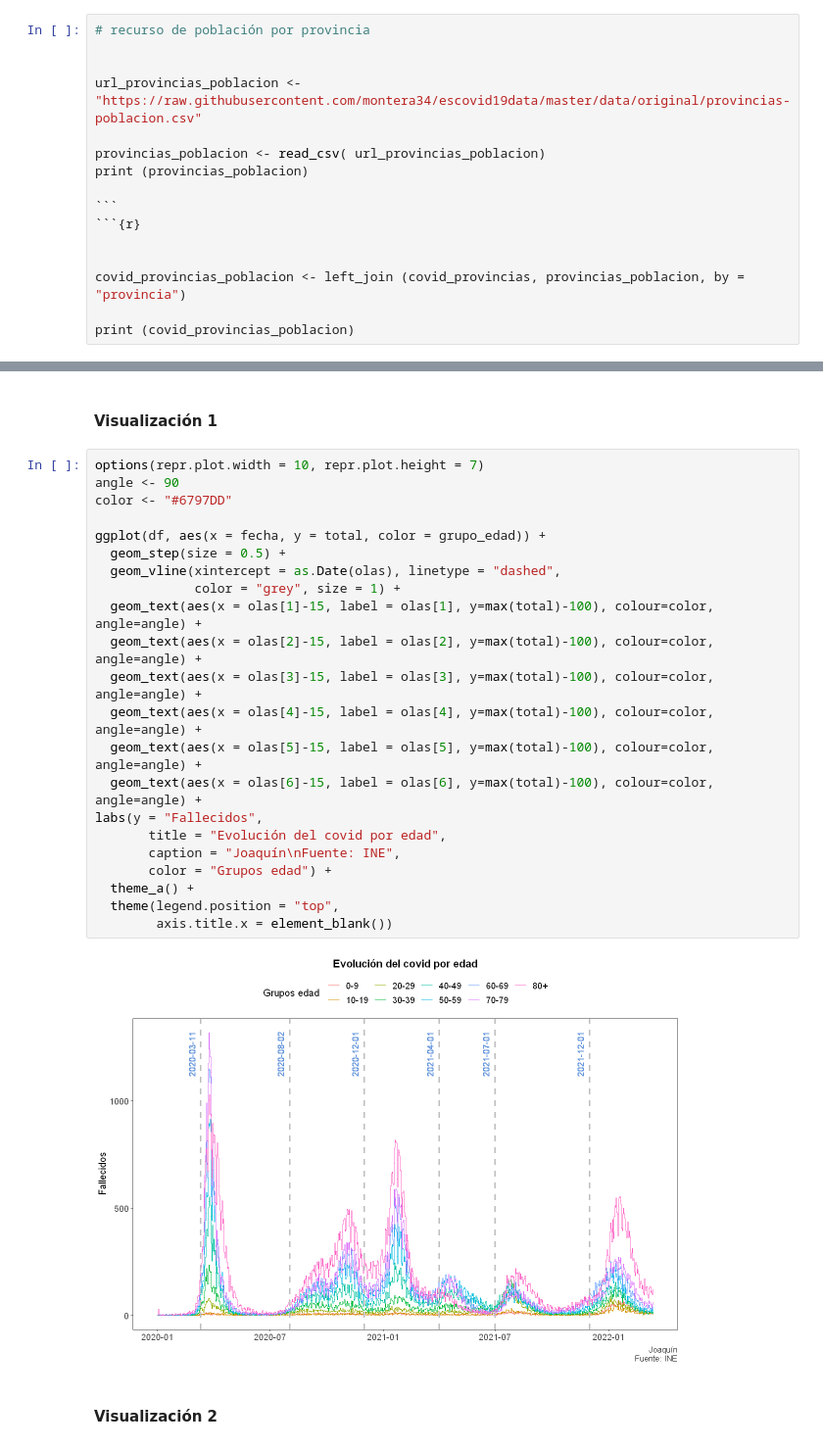
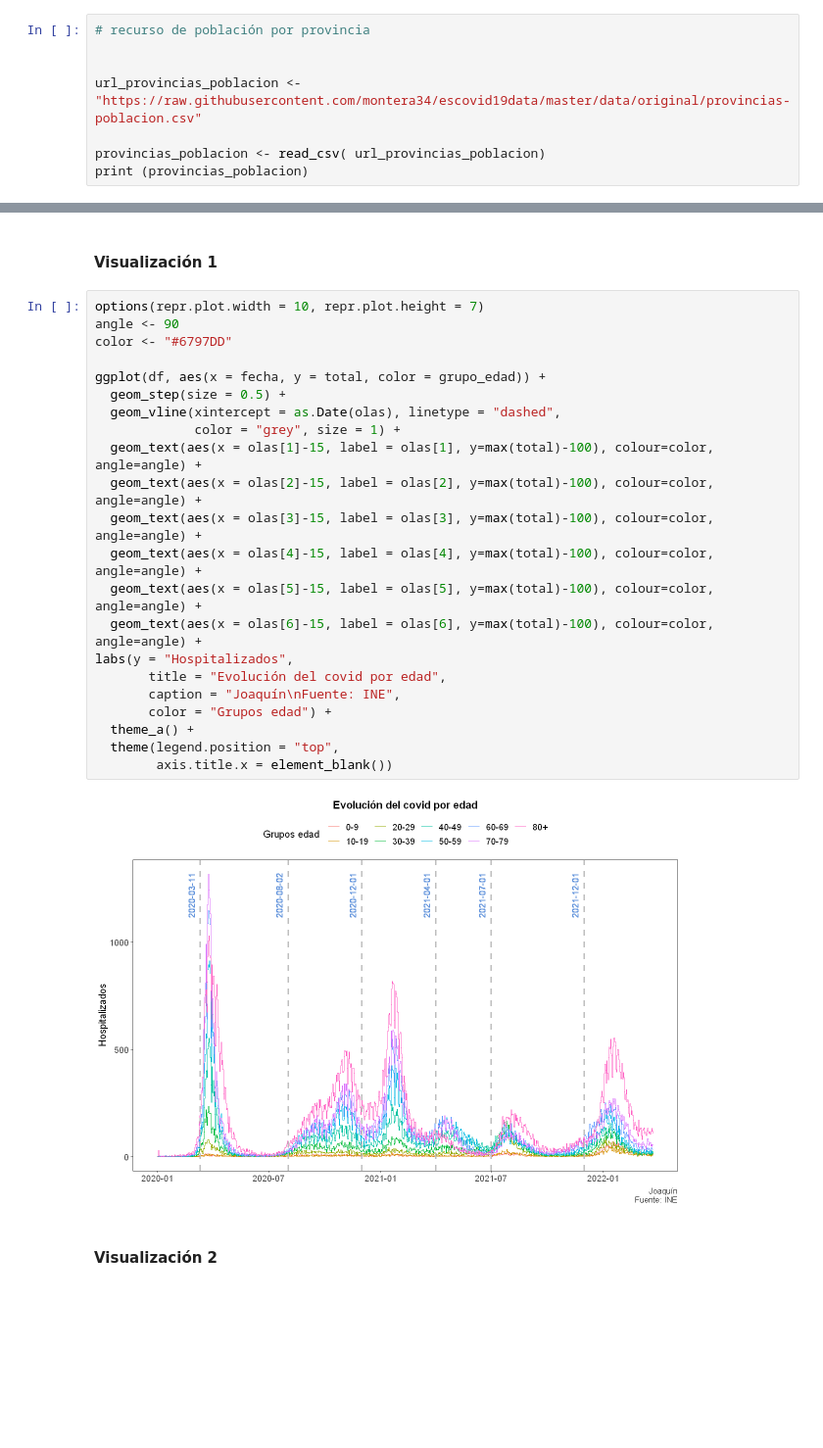
Before and after one commit to Atuneros/trabajos, a Jupyter notebook: visualizacion/practica1.ipynb, the cells around one changed output, grey strips where cells are left out. Shown at 98% size. Cells and saved outputs as stored; diff of their text form; blank space fills up the shorter version.

````diff
--- a/visualizacion/practica1.ipynb
+++ b/visualizacion/practica1.ipynb
@@ -233,11 +233,3 @@ url_provincias_poblacion <- "https://raw.githubusercontent.com/montera34/escovid
 
 provincias_poblacion <- read_csv( url_provincias_poblacion)
 print (provincias_poblacion)
-
-```
-```{r}
-
-
-covid_provincias_poblacion <- left_join (covid_provincias, provincias_poblacion, by = "provincia")
-
-print (covid_provincias_poblacion)
@@ -296,27 +329,27 @@ df <- covid_provincias_poblacion  %>%
 # %%
 options(repr.plot.width = 10, repr.plot.height = 7)
 angle <- 90
 color <- "#6797DD"
 
 ggplot(df, aes(x = fecha, y = total, color = grupo_edad)) +
   geom_step(size = 0.5) +
   geom_vline(xintercept = as.Date(olas), linetype = "dashed",
              color = "grey", size = 1) +
   geom_text(aes(x = olas[1]-15, label = olas[1], y=max(total)-100), colour=color, angle=angle) +
   geom_text(aes(x = olas[2]-15, label = olas[2], y=max(total)-100), colour=color, angle=angle) +
   geom_text(aes(x = olas[3]-15, label = olas[3], y=max(total)-100), colour=color, angle=angle) +
   geom_text(aes(x = olas[4]-15, label = olas[4], y=max(total)-100), colour=color, angle=angle) +
   geom_text(aes(x = olas[5]-15, label = olas[5], y=max(total)-100), colour=color, angle=angle) +
   geom_text(aes(x = olas[6]-15, label = olas[6], y=max(total)-100), colour=color, angle=angle) +
-labs(y = "Fallecidos",
+labs(y = "Hospitalizados",
        title = "Evolución del covid por edad",
        caption = "Joaquín\nFuente: INE",
        color = "Grupos edad") +
   theme_a() +
   theme(legend.position = "top",
         axis.title.x = element_blank())
 # %% [output]
-[figure, old version]
+[figure, new version]
 # %% [markdown]
 #### Visualización 2
 # %%
````
Also changed, not shown: parts of 10 cells of this notebook.
